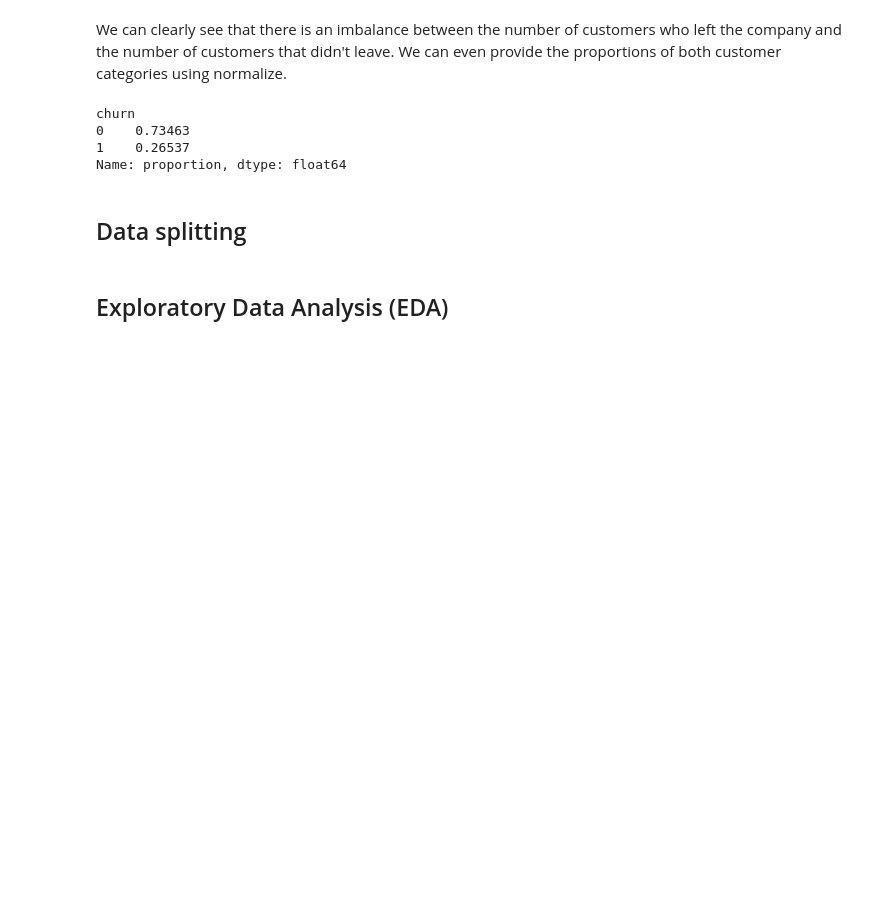
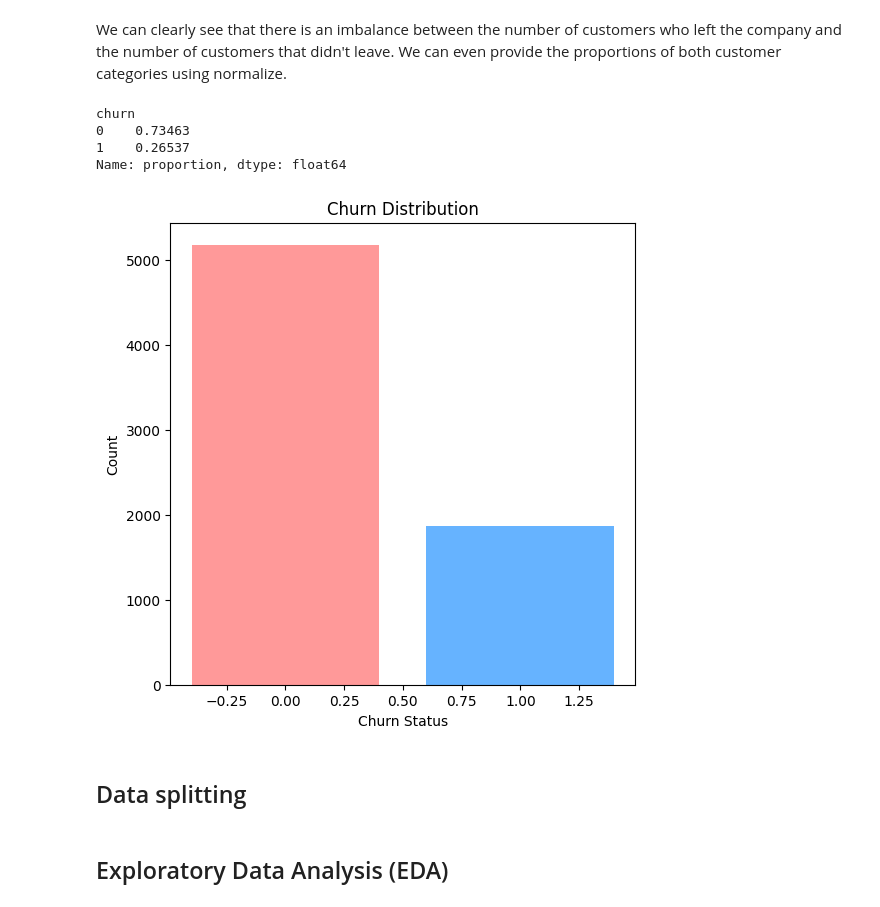
Before and after one commit to zinebk-anche/Churn_Prediction_Telco, a Jupyter notebook: Notebook_and_data/Telco_churn_prediction.ipynb, the cells around one changed output. Drawn from its saved outputs; the diff is of its cells as text; code cells hidden in the pictures; blank space fills up the shorter version.

```diff
--- a/Notebook_and_data/Telco_churn_prediction.ipynb
+++ b/Notebook_and_data/Telco_churn_prediction.ipynb
@@ -288,6 +297,20 @@ churn
 0    0.73463
 1    0.26537
 Name: proportion, dtype: float64
+# %%
+# Assuming df is your DataFrame and 'churn' column contains the churn information
+churn_counts = df['churn'].value_counts()
+
+# Plotting the churn distribution with bar chart
+plt.figure(figsize=(6,6))
+plt.bar(churn_counts.index, churn_counts.values, color=['#ff9999','#66b3ff'])
+plt.title('Churn Distribution')
+plt.xlabel('Churn Status')
+plt.ylabel('Count')
+plt.xticks(rotation=0)  # Optional: to keep labels readable
+plt.show()
+# %% [output]
+[figure, added]
 # %% [markdown]
 ## Data splitting
 # %%
```
Also changed, not shown: parts of 49 cells of this notebook.
